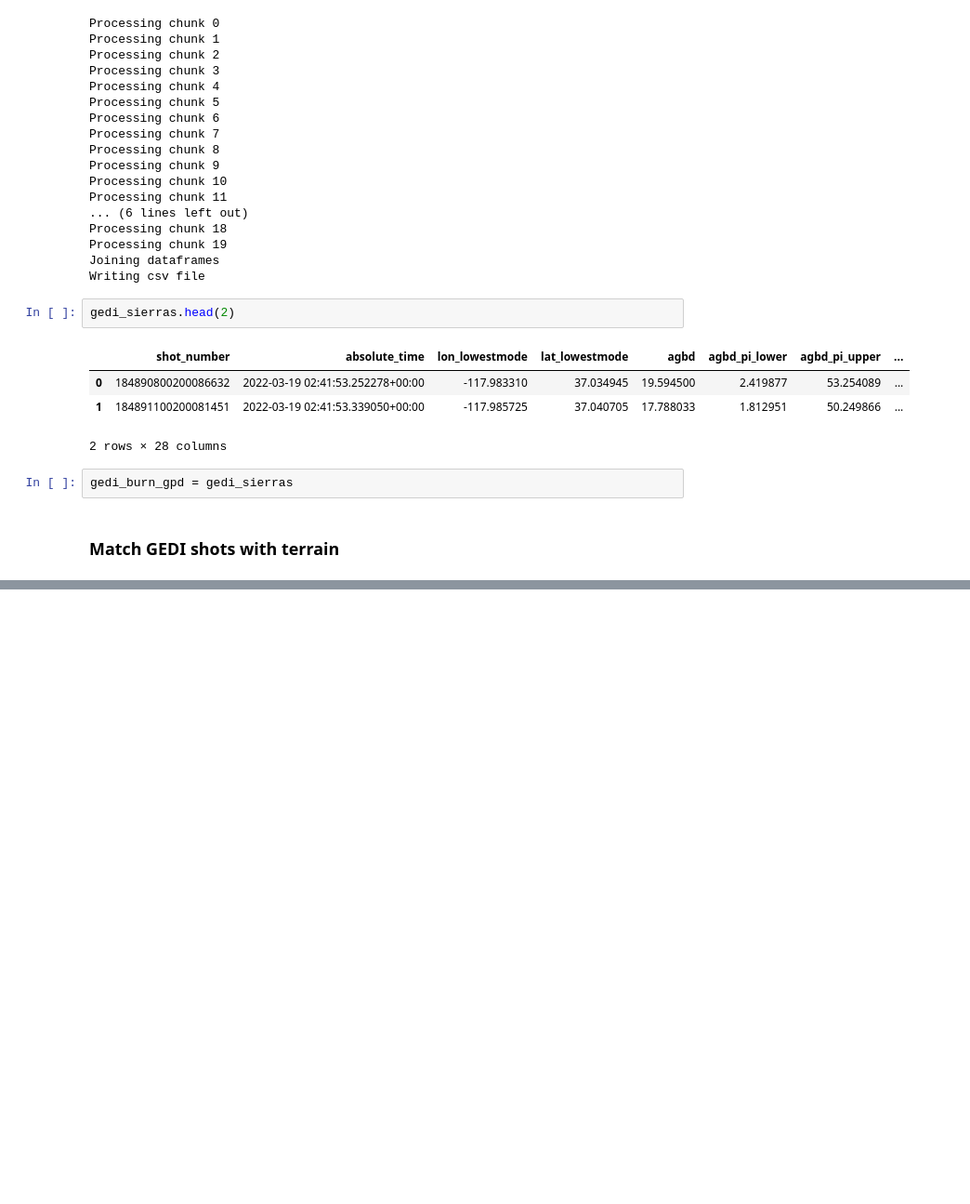
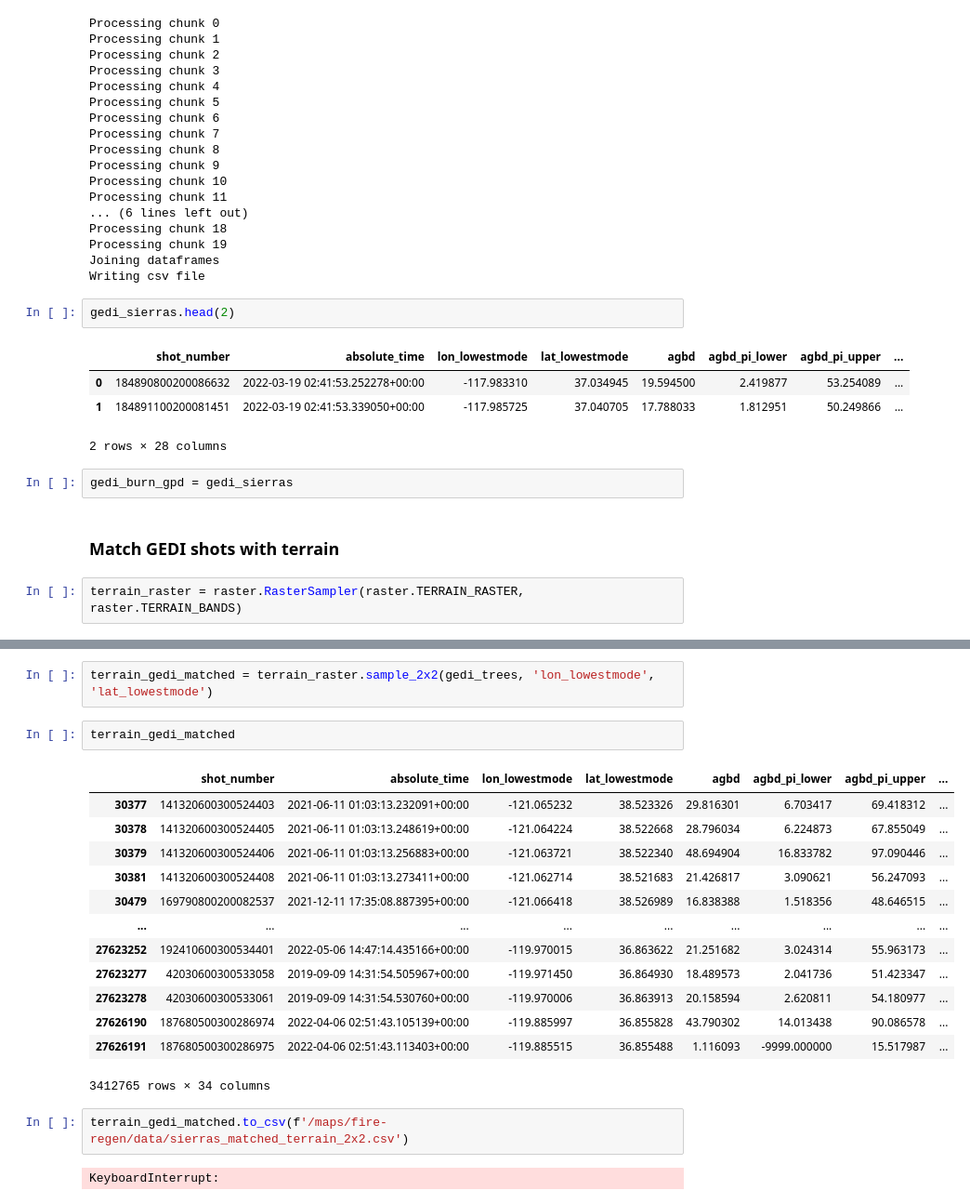
Before and after one commit to mahuna13/fire-regen, a Jupyter notebook: notebooks/exploratory/GEDIRasterMatching.ipynb, the cells around one changed output, grey strips where cells are left out. Shown: that part at 93% size. Saved outputs shown, nothing was run; the diff lists cells and outputs as text; blank space fills up the shorter version.

```diff
--- a/notebooks/exploratory/GEDIRasterMatching.ipynb
+++ b/notebooks/exploratory/GEDIRasterMatching.ipynb
@@ -226,3 +232,5 @@ gedi_sierras.head(2)
 gedi_burn_gpd = gedi_sierras
 # %% [markdown]
 ### Match GEDI shots with terrain
+# %%
+terrain_raster = raster.RasterSampler(raster.TERRAIN_RASTER, raster.TERRAIN_BANDS)
@@ -228,0 +252,22 @@ gedi_burn_gpd = gedi_sierras
+# %%
+terrain_gedi_matched = terrain_raster.sample_2x2(gedi_trees, 'lon_lowestmode', 'lat_lowestmode')
+# %%
+terrain_gedi_matched
+# %% [output]
+|  | shot_number | absolute_time | lon_lowestmode | lat_lowestmode | agbd | agbd_pi_lower | agbd_pi_upper | ... |
+| 30377 | 141320600300524403 | 2021-06-11 01:03:13.232091+00:00 | -121.065232 | 38.523326 | 29.816301 | 6.703417 | 69.418312 | ... |
+| 30378 | 141320600300524405 | 2021-06-11 01:03:13.248619+00:00 | -121.064224 | 38.522668 | 28.796034 | 6.224873 | 67.855049 | ... |
+| 30379 | 141320600300524406 | 2021-06-11 01:03:13.256883+00:00 | -121.063721 | 38.522340 | 48.694904 | 16.833782 | 97.090446 | ... |
+| 30381 | 141320600300524408 | 2021-06-11 01:03:13.273411+00:00 | -121.062714 | 38.521683 | 21.426817 | 3.090621 | 56.247093 | ... |
+| 30479 | 169790800200082537 | 2021-12-11 17:35:08.887395+00:00 | -121.066418 | 38.526989 | 16.838388 | 1.518356 | 48.646515 | ... |
+| ... | ... | ... | ... | ... | ... | ... | ... | ... |
+| 27623252 | 192410600300534401 | 2022-05-06 14:47:14.435166+00:00 | -119.970015 | 36.863622 | 21.251682 | 3.024314 | 55.963173 | ... |
+| 27623277 | 42030600300533058 | 2019-09-09 14:31:54.505967+00:00 | -119.971450 | 36.864930 | 18.489573 | 2.041736 | 51.423347 | ... |
+| 27623278 | 42030600300533061 | 2019-09-09 14:31:54.530760+00:00 | -119.970006 | 36.863913 | 20.158594 | 2.620811 | 54.180977 | ... |
+| 27626190 | 187680500300286974 | 2022-04-06 02:51:43.105139+00:00 | -119.885997 | 36.855828 | 43.790302 | 14.013438 | 90.086578 | ... |
+| 27626191 | 187680500300286975 | 2022-04-06 02:51:43.113403+00:00 | -119.885515 | 36.855488 | 1.116093 | -9999.000000 | 15.517987 | ... |
+3412765 rows × 34 columns
+# %%
+terrain_gedi_matched.to_csv(f'/maps/fire-regen/data/sierras_matched_terrain_2x2.csv')
+# %% [output]
+KeyboardInterrupt:
```
Also changed, not shown: parts of 12 cells of this notebook, 4 other files.
